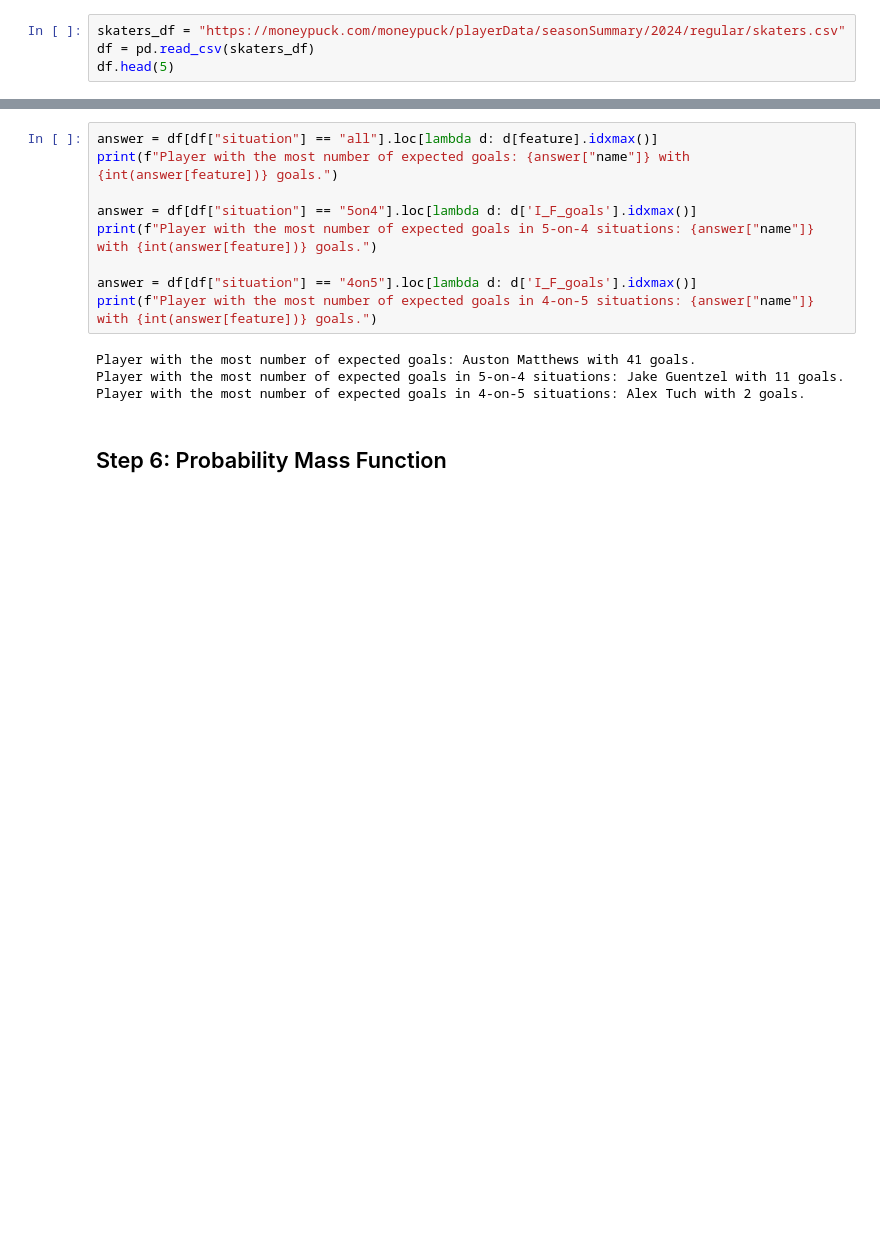
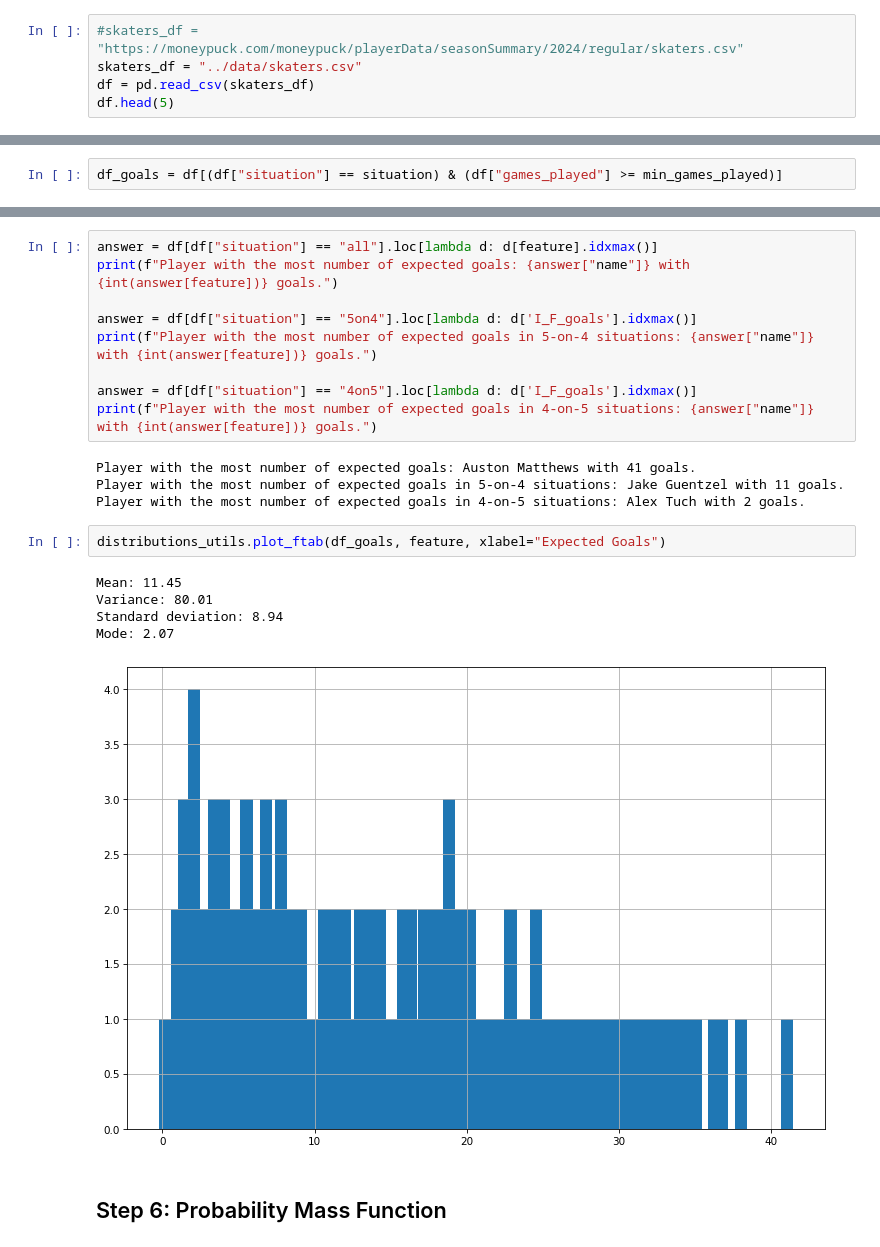
Before and after one commit to thedanicode24/moneypuck-data, a Jupyter notebook: skaters/expected-goals.ipynb, the cells around one changed output, grey strips where cells are left out. Saved outputs shown, nothing was run; the diff lists cells and outputs as text; blank space fills up the shorter version.

```diff
--- a/skaters/expected-goals.ipynb
+++ b/skaters/expected-goals.ipynb
@@ -15,7 +15,8 @@ from utils import df_utils, distributions_utils, pmf_utils, cdf_utils, modeling_
 # %% [markdown]
 ## Step 1: Import the dataset
 # %%
-skaters_df = "https://moneypuck.com/moneypuck/playerData/seasonSummary/2024/regular/skaters.csv"
+#skaters_df = "https://moneypuck.com/moneypuck/playerData/seasonSummary/2024/regular/skaters.csv"
+skaters_df = "../data/skaters.csv"
 df = pd.read_csv(skaters_df)
 df.head(5)
 # %% [output]
@@ -67,6 +68,8 @@ situation = "all"
 feature = "I_F_xGoals"
 min_games_played = 20
 name_player = "Auston Matthews"
+# %%
+df_goals = df[(df["situation"] == situation) & (df["games_played"] >= min_games_played)]
 # %% [markdown]
 ## Step 5: Summary statistics and Frequency Tables
 # %%
@@ -82,5 +85,13 @@ print(f"Player with the most number of expected goals in 4-on-5 situations: {ans
 Player with the most number of expected goals: Auston Matthews with 41 goals.
 Player with the most number of expected goals in 5-on-4 situations: Jake Guentzel with 11 goals.
 Player with the most number of expected goals in 4-on-5 situations: Alex Tuch with 2 goals.
+# %%
+distributions_utils.plot_ftab(df_goals, feature, xlabel="Expected Goals")
+# %% [output]
+Mean: 11.45
+Variance: 80.01
+Standard deviation: 8.94
+Mode: 2.07
+[figure, added]
 # %% [markdown]
 ## Step 6: Probability Mass Function
```
Also changed, not shown: parts of 5 cells of this notebook, 7 other files.
